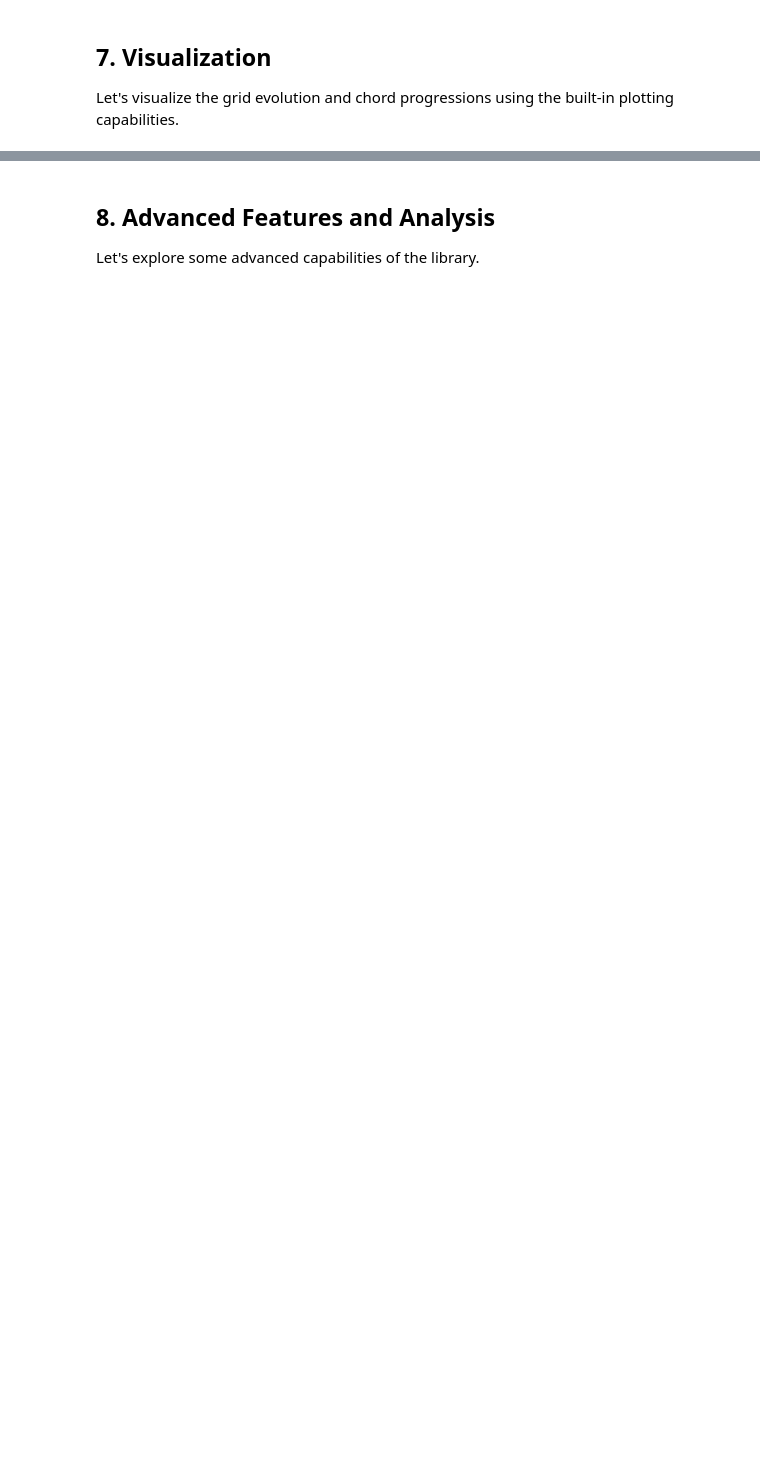
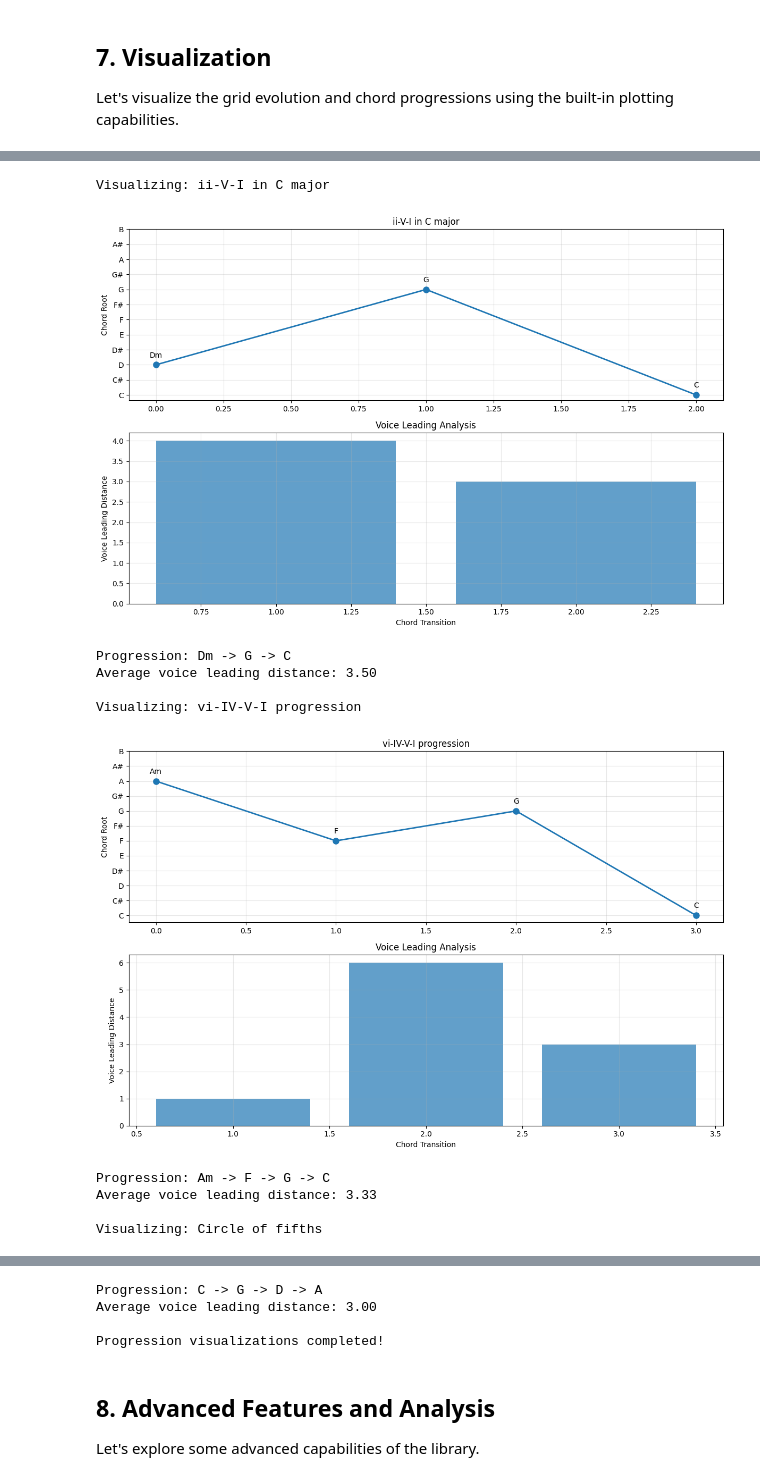
Before and after one commit to R1704/tonnetz, a Jupyter notebook: examples/tonnetz_demo.ipynb, the cells around one changed output, grey strips where cells are left out. Saved outputs shown, nothing was run; the diff lists cells and outputs as text; code cells hidden in the pictures; blank space fills up the shorter version.

```diff
--- a/examples/tonnetz_demo.ipynb
+++ b/examples/tonnetz_demo.ipynb
@@ -201,8 +264,8 @@ if len(neighbors) > 6:
 The library provides several algorithms for generating chord progressions based on different approaches.
 # %%
 # Rule-based progression in C major
-rule_algo = RuleBasedProgression(key=0, mode='major')
-start_chord = Chord(0, 'major')
+rule_algo = RuleBasedProgression(key=0, mode="major")
+start_chord = Chord(0, "major")
 
 print("=== Rule-Based Progressions ===")
 
@@ -210,11 +273,11 @@ print("=== Rule-Based Progressions ===")
 basic_progression = rule_algo.generate(start_chord, 8)
 print("Basic functional progression:")
 for i, chord in enumerate(basic_progression):
-    print(f"  {i+1}: {chord}")
+    print(f"  {i + 1}: {chord}")
 print()
 
 # Try different patterns
-patterns = ['ii-V-I', 'vi-IV-V-I', 'circle_of_fifths']
+patterns = ["ii-V-I", "vi-IV-V-I", "circle_of_fifths"]
 for pattern in patterns:
     rule_algo.set_parameters(pattern=pattern)
     progression = rule_algo.generate(start_chord, 6)
@@ -225,15 +288,15 @@ print()
 # Different keys and modes
 print("=== Different Keys and Modes ===")
 keys_and_modes = [
-    (0, 'major', 'C major'),
-    (9, 'minor', 'A minor'),
-    (7, 'major', 'G major'),
-    (2, 'minor', 'D minor')
+    (0, "major", "C major"),
+    (9, "minor", "A minor"),
+    (7, "major", "G major"),
+    (2, "minor", "D minor"),
 ]
 
 for key, mode, name in keys_and_modes:
-    algo = RuleBasedProgression(key=key, mode=mode, pattern='ii-V-I')
-    root_chord = Chord(key, 'major' if mode == 'major' else 'minor')
+    algo = RuleBasedProgression(key=key, mode=mode, pattern="ii-V-I")
+    root_chord = Chord(key, "major" if mode == "major" else "minor")
     progression = algo.generate(root_chord, 3)
     print(f"{name}: {' -> '.join(str(chord) for chord in progression)}")
 
@@ -244,10 +307,10 @@ print("=== Progression Analysis ===")
 from tonnetz.progression.base import ProgressionAnalyzer
 
 sample_progression = [
-    Chord(0, 'major'),   # C
-    Chord(9, 'minor'),   # Am
-    Chord(5, 'major'),   # F
-    Chord(7, 'major'),   # G
+    Chord(0, "major"),  # C
+    Chord(9, "minor"),  # Am
+    Chord(5, "major"),  # F
+    Chord(7, "major"),  # G
 ]
 
 voice_leading = ProgressionAnalyzer.analyze_voice_leading(sample_progression)
@@ -458,21 +594,40 @@ print("- Orange/Red: Diminished/Augmented chords")
 # %%
 # Visualize chord progressions
 progression_examples = [
-    ("ii-V-I in C major", [Chord(2, 'minor'), Chord(7, 'major'), Chord(0, 'major')]),
-    ("vi-IV-V-I progression", [Chord(9, 'minor'), Chord(5, 'major'), Chord(7, 'major'), Chord(0, 'major')]),
-    ("Circle of fifths", [Chord(0, 'major'), Chord(7, 'major'), Chord(2, 'major'), Chord(9, 'major')])
+    ("ii-V-I in C major", [Chord(2, "minor"), Chord(7, "major"), Chord(0, "major")]),
+    (
+        "vi-IV-V-I progression",
+        [Chord(9, "minor"), Chord(5, "major"), Chord(7, "major"), Chord(0, "major")],
+    ),
+    (
+        "Circle of fifths",
+        [Chord(0, "major"), Chord(7, "major"), Chord(2, "major"), Chord(9, "major")],
+    ),
 ]
 
 for title, progression in progression_examples:
     print(f"\nVisualizing: {title}")
     fig = plotter.plot_progression(progression, title=title, show=True)
 
     # Print the progression
     print("Progression: " + " -> ".join(str(chord) for chord in progression))
 
     # Analyze the progression
     from tonnetz.progression.base import ProgressionAnalyzer
+
     analysis = ProgressionAnalyzer.analyze_voice_leading(progression)
     print(f"Average voice leading distance: {analysis['average_distance']:.2f}")
 
 print("\nProgression visualizations completed!")
+# %% [output]
+Visualizing: ii-V-I in C major
+[figure, added]
+Progression: Dm -> G -> C
+Average voice leading distance: 3.50
+
+Visualizing: vi-IV-V-I progression
+[figure, added]
+Progression: Am -> F -> G -> C
+Average voice leading distance: 3.33
+
+Visualizing: Circle of fifths
@@ -479,3 +635,7 @@ print("\nProgression visualizations completed!")
+Progression: C -> G -> D -> A
+Average voice leading distance: 3.00
+
+Progression visualizations completed!
 # %% [markdown]
 ## 8. Advanced Features and Analysis
 
```
Also changed, not shown: parts of 10 cells of this notebook, 20 other files.
